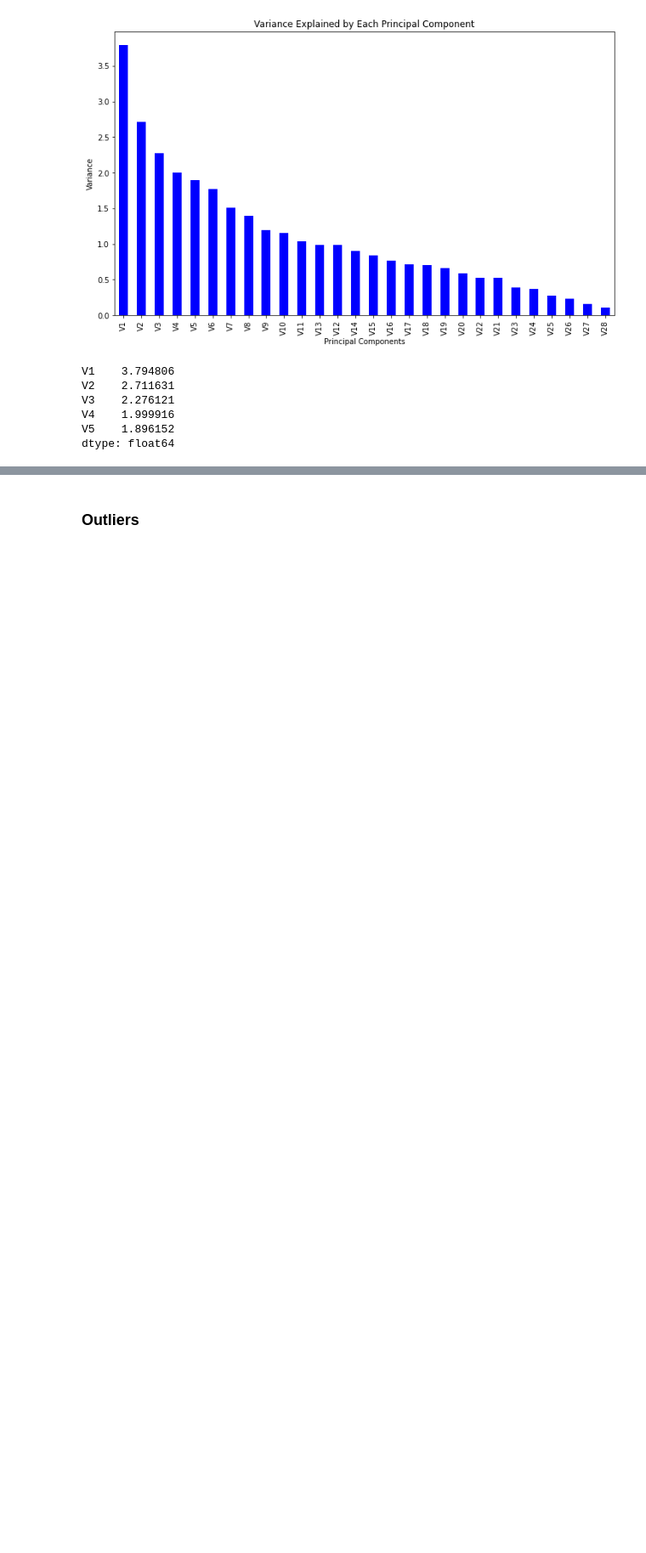
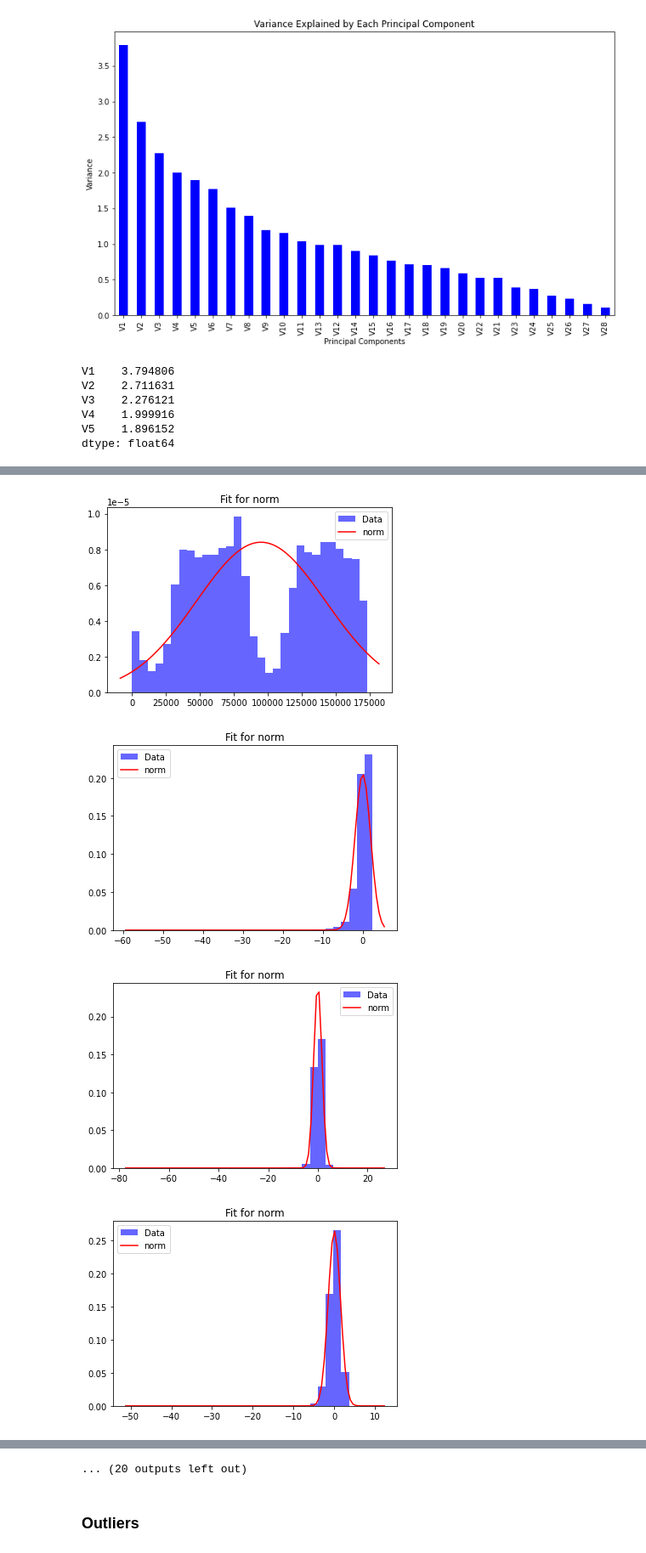
Before and after one commit to leobt23/Applications_DSE, a Jupyter notebook: code/data_exploration.ipynb, the cells around one changed output, grey strips where cells are left out. Shown at 85% size. Cells and saved outputs as stored; diff of their text form; code cells hidden in the pictures; blank space fills up the shorter version.

```diff
--- a/code/data_exploration.ipynb
+++ b/code/data_exploration.ipynb
@@ -419,0 +422,35 @@ dtype: float64
+# %%
+import scipy.stats as stats
+
+def fit_distribution(data, dist_name):
+    """Fit a distribution to data and return parameters."""
+    distribution = getattr(stats, dist_name)
+    params = distribution.fit(data)
+    return params
+
+def plot_fit(data, dist_name, params):
+    """Plot the histogram of data and overlay the fitted distribution."""
+    plt.hist(data, bins=30, density=True, alpha=0.6, color='b', label='Data')
+
+    # Generate the x values for the PDF
+    xmin, xmax = plt.xlim()
+    x = np.linspace(xmin, xmax, 100)
+
+    # Generate the PDF values using the fitted parameters
+    fitted_data = getattr(stats, dist_name).pdf(x, *params)
+    plt.plot(x, fitted_data, 'r-', label=dist_name)
+
+    plt.title(f"Fit for {dist_name}")
+    plt.legend()
+    plt.show()
+
+# Example: Fit a normal distribution to each feature in the dataset
+for feature in df_modified.columns:
+    data = df_modified[feature]
+    params = fit_distribution(data, 'norm')
+    plot_fit(data, 'norm', params)
+# %% [output]
+[figure, added]
+[figure, added]
+[figure, added]
+[figure, added]
@@ -420,3 +465,4 @@ dtype: float64
+... (20 outputs left out)
 # %% [markdown]
 ### Outliers
 # %% [markdown]
```
Also changed, not shown: parts of 2 cells of this notebook.
